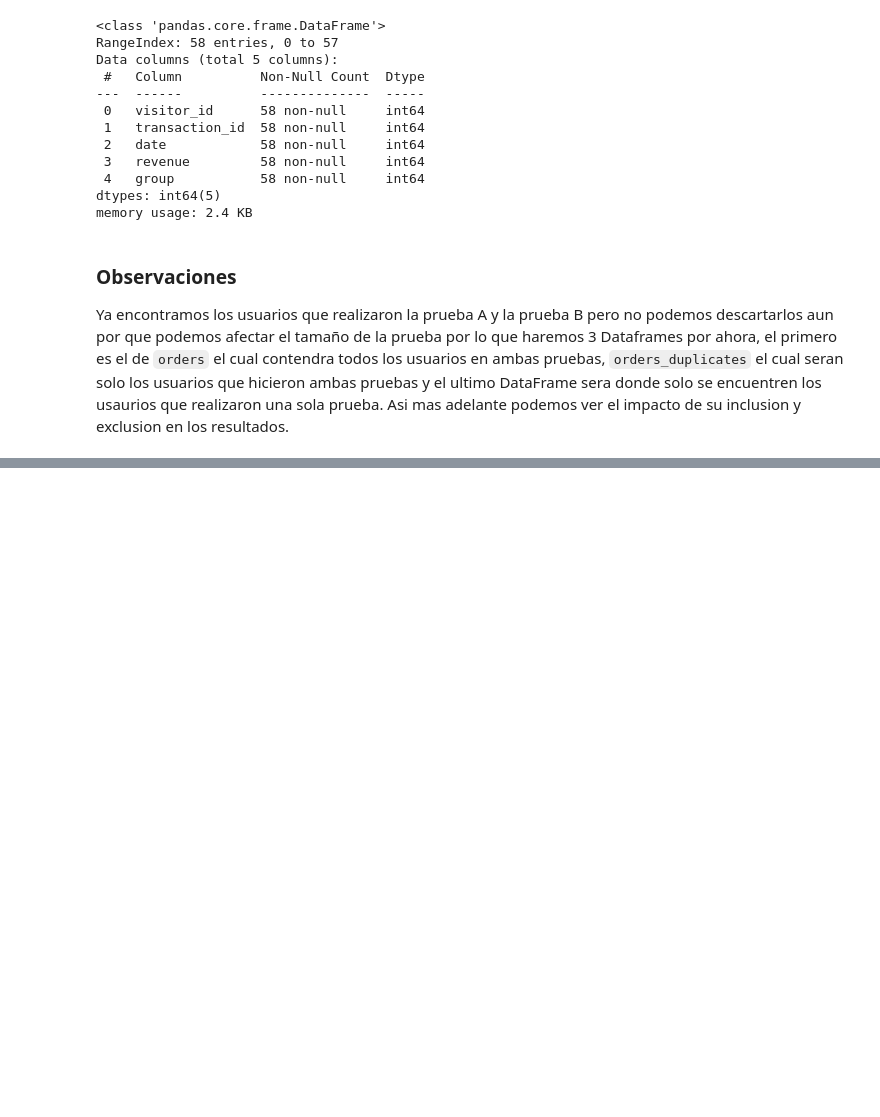
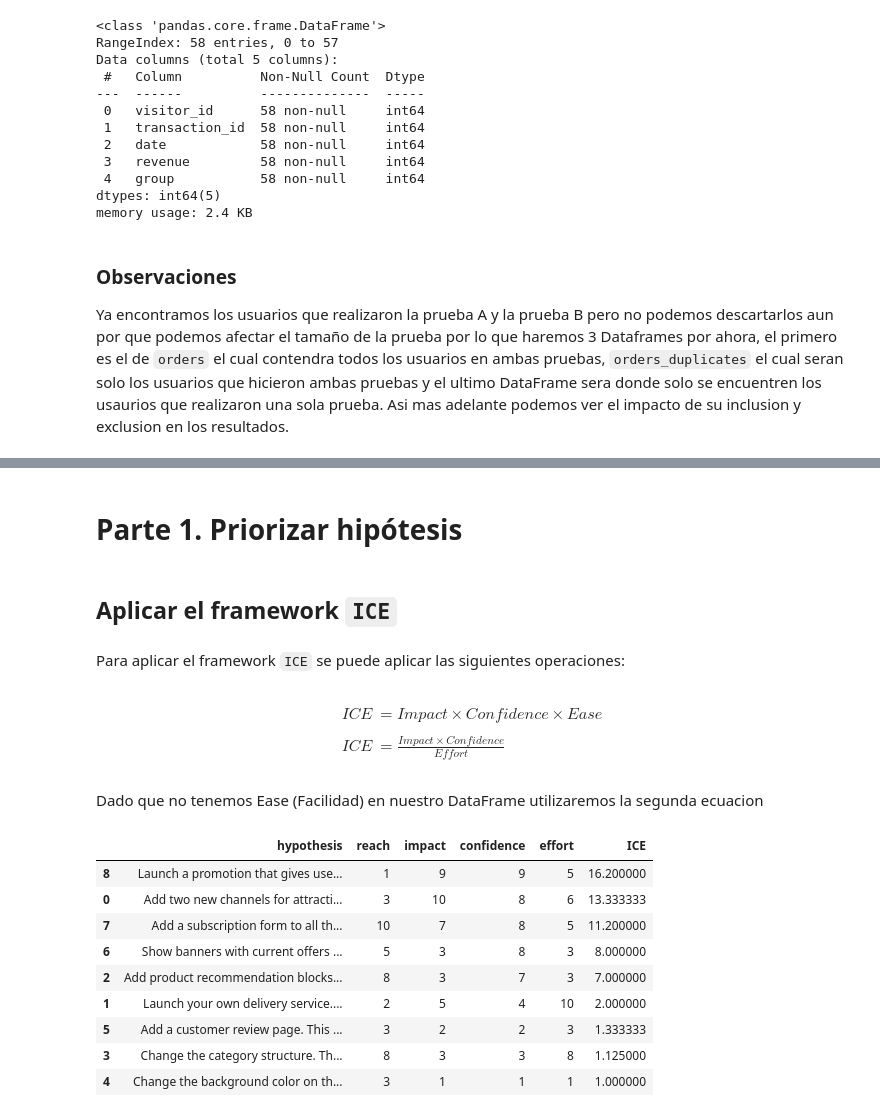
Before and after one commit to alezana85/AB_Test, a Jupyter notebook: proyecto_ab_test.ipynb, the cells around one changed output, grey strips where cells are left out. Drawn from its saved outputs; the diff is of its cells as text; code cells hidden in the pictures; blank space fills up the shorter version.

```diff
--- a/proyecto_ab_test.ipynb
+++ b/proyecto_ab_test.ipynb
@@ -305,0 +308,39 @@ Ya encontramos los usuarios que realizaron la prueba A y la prueba B pero no pod
+# %% [markdown]
+# **Parte 1.** Priorizar hipótesis
+# %% [markdown]
+## Aplicar el framework `ICE`
+# %% [markdown]
+Para aplicar el framework `ICE` se puede aplicar las siguientes operaciones:
+# %% [markdown]
+$$
+\begin{align}
+ICE &= Impact\times Confidence\times Ease\\
+\\
+ICE &= \frac{Impact\times Confidence}{Effort}
+\end{align}
+$$
+# %% [markdown]
+Dado que no tenemos Ease (Facilidad) en nuestro DataFrame utilizaremos la segunda ecuacion
+# %%
+# Aplicar framework ICE
+hypotheses_ice = hypotheses.copy()
+hypotheses_ice['ICE'] = (hypotheses_ice['impact'] * hypotheses_ice['confidence']) / hypotheses_ice['effort']
+
+# Ordenar ICE en orden descendente
+hypotheses_ice = hypotheses_ice.sort_values(by='ICE', ascending=False)
+
+
+# Mostrar los datos
+pd.set_option('display.max_colwidth', None)
+hypotheses_ice
+# %% [output]
+|  | hypothesis | reach | impact | confidence | effort | ICE |
+| 8 | Launch a promotion that gives use... | 1 | 9 | 9 | 5 | 16.200000 |
+| 0 | Add two new channels for attracti... | 3 | 10 | 8 | 6 | 13.333333 |
+| 7 | Add a subscription form to all th... | 10 | 7 | 8 | 5 | 11.200000 |
+| 6 | Show banners with current offers ... | 5 | 3 | 8 | 3 | 8.000000 |
+| 2 | Add product recommendation blocks... | 8 | 3 | 7 | 3 | 7.000000 |
+| 1 | Launch your own delivery service.... | 2 | 5 | 4 | 10 | 2.000000 |
+| 5 | Add a customer review page. This ... | 3 | 2 | 2 | 3 | 1.333333 |
+| 3 | Change the category structure. Th... | 8 | 3 | 3 | 8 | 1.125000 |
+| 4 | Change the background color on th... | 3 | 1 | 1 | 1 | 1.000000 |
```
Also changed, not shown: parts of 8 cells of this notebook.
